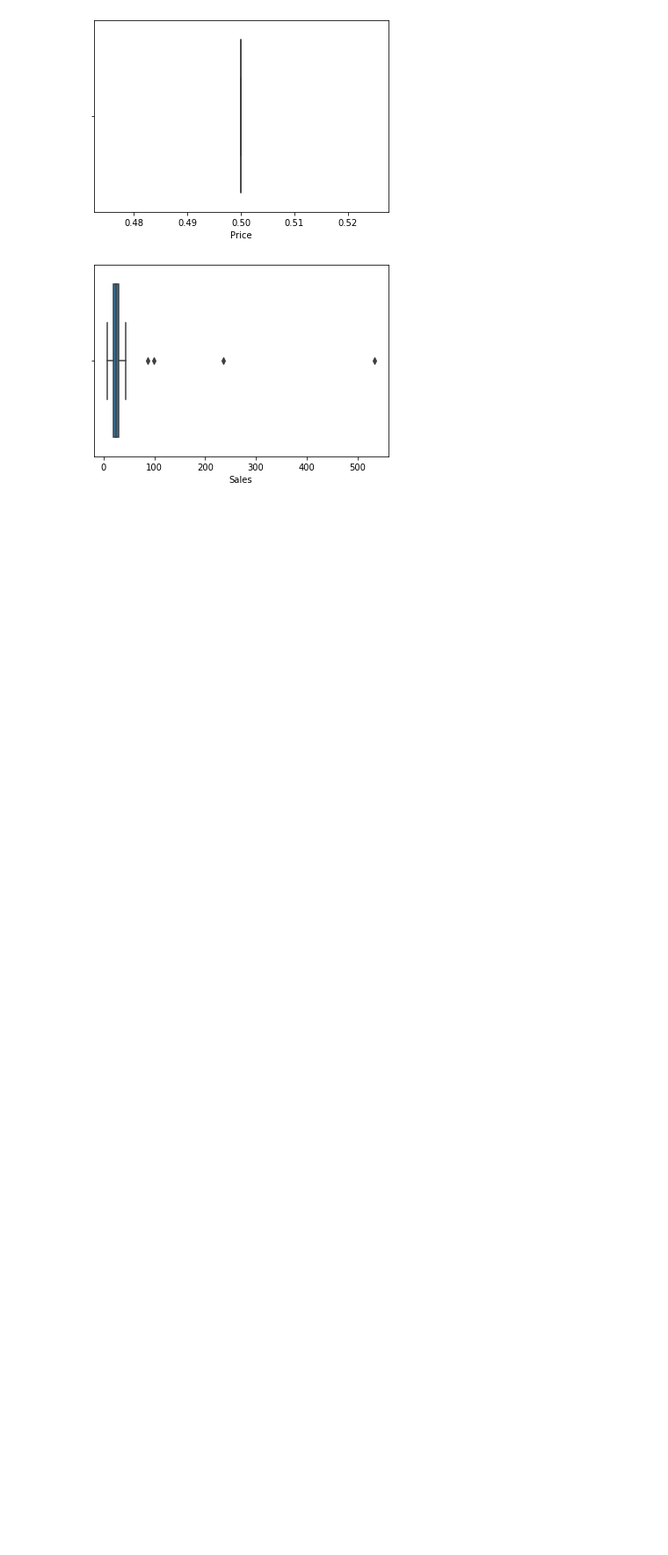
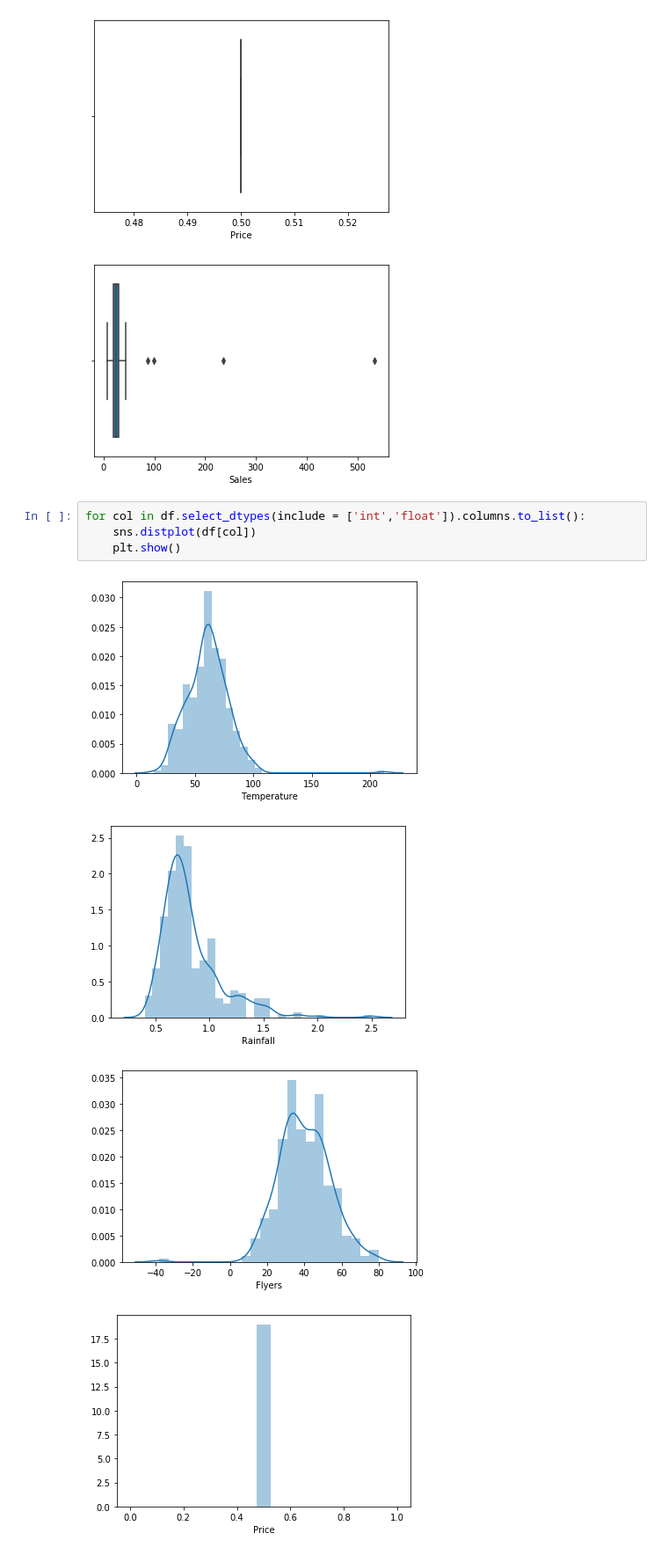
Before and after one commit to Jacqueline-A-Shay/ds-methodologies-exercises, a Jupyter notebook: anomaly_detection/continuous_probabilistic_methods.ipynb, the cells around one changed output. Shown at 88% size. Cells and saved outputs as stored; diff of their text form; blank space fills up the shorter version.

```diff
--- a/anomaly_detection/continuous_probabilistic_methods.ipynb
+++ b/anomaly_detection/continuous_probabilistic_methods.ipynb
@@ -83,3 +95,12 @@ for col in df.select_dtypes(include = ['int', 'float']).columns.to_list():
 [figure]
 [figure]
 [figure]
+# %%
+for col in df.select_dtypes(include = ['int','float']).columns.to_list():
+    sns.distplot(df[col])
+    plt.show()
+# %% [output]
+[figure, added]
+[figure, added]
+[figure, added]
+[figure, added]
```
Also changed, not shown: parts of 40 cells of this notebook.
